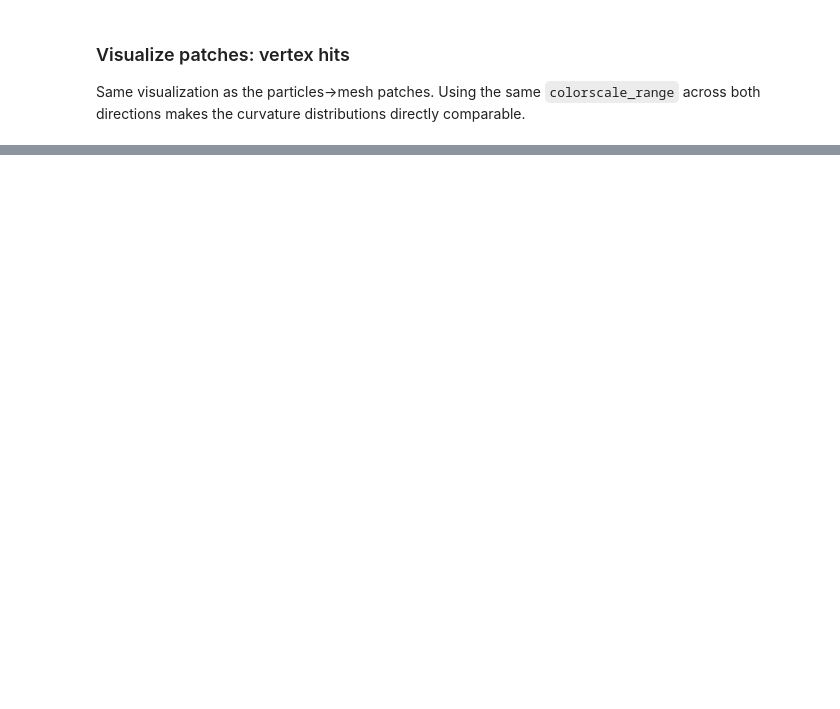
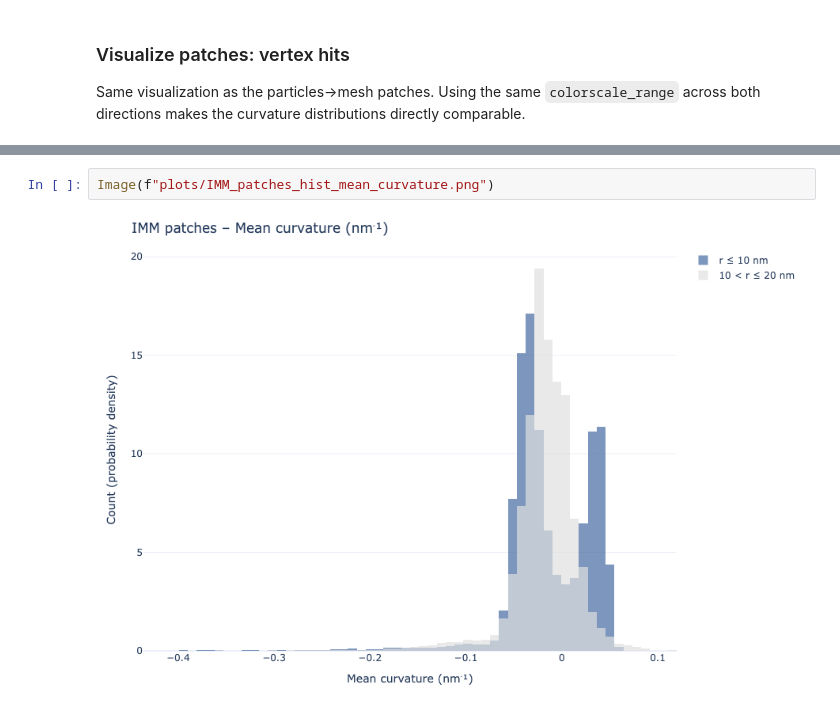
Before and after one commit to turonova/cryoCAT, a Jupyter notebook: docs/source/tutorials/mesh_points_intersections/mesh_points_intersections.ipynb, the cells around one changed output, grey strips where cells are left out. Drawn from its saved outputs; the diff is of its cells as text; blank space fills up the shorter version.

```diff
--- a/docs/source/tutorials/mesh_points_intersections/mesh_points_intersections.ipynb
+++ b/docs/source/tutorials/mesh_points_intersections/mesh_points_intersections.ipynb
@@ -554,0 +622,4 @@ Image("plots/IMM_9nmto18nm_mesh-to-particles-Gaussiancurvature+ATPsynthases.png"
+# %%
+Image(f"plots/IMM_patches_hist_mean_curvature.png")
+# %% [output]
+[figure, added]
```
Also changed, not shown: parts of 31 cells of this notebook, 11 other files.
